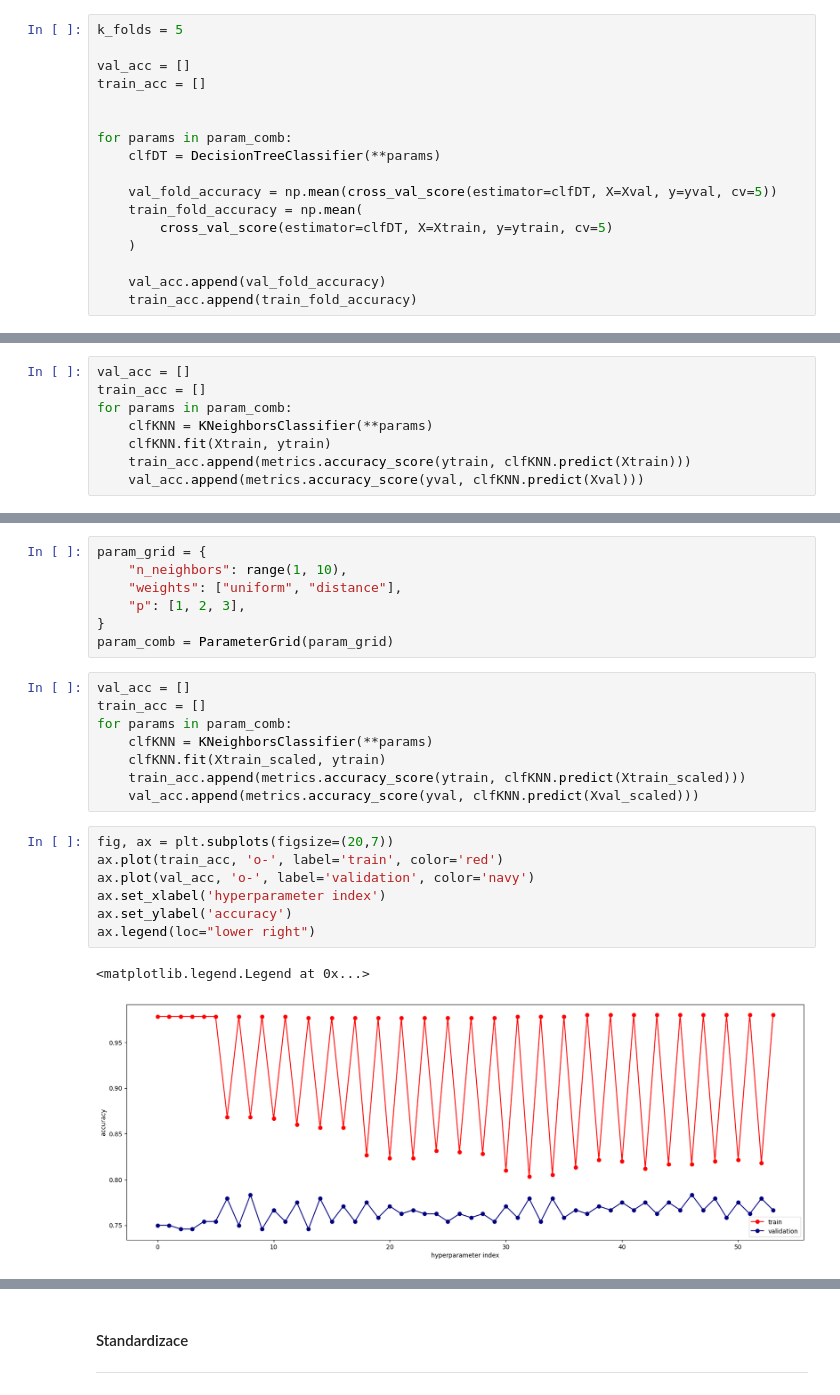
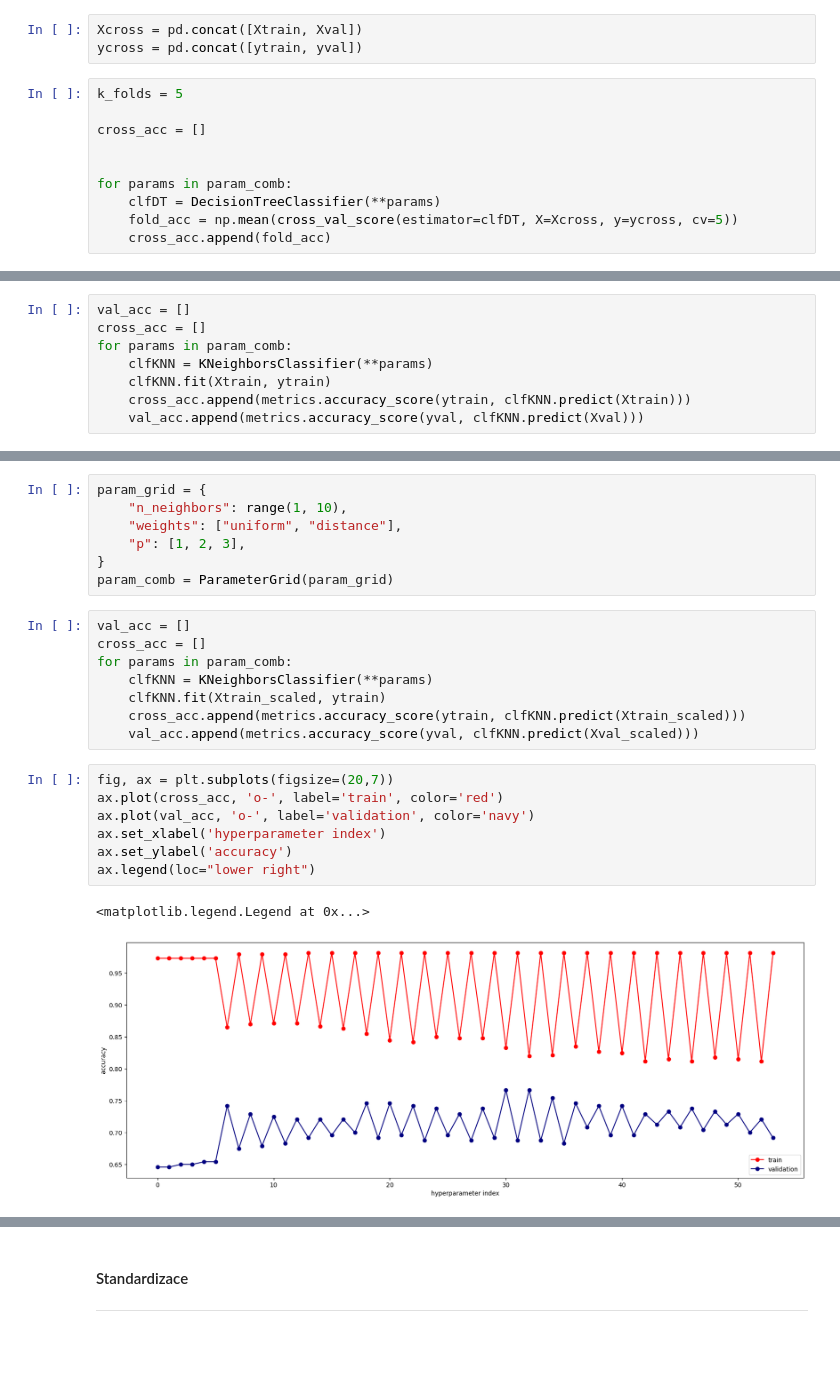
Before and after one commit to nickobard/Machine-Learning-I, a Jupyter notebook: 01/homework_01.ipynb, the cells around one changed output, grey strips where cells are left out. Cells and saved outputs as stored; diff of their text form; blank space fills up the shorter version.

```diff
--- a/01/homework_01.ipynb
+++ b/01/homework_01.ipynb
@@ -866,21 +866,17 @@ evaluate(clf=best_clfDT, X=Xval, y_true=yval, title='ROC curve (validation)')
 # %% [markdown]
 #### Cross validace
 ***
+# %%
+Xcross = pd.concat([Xtrain, Xval])
+ycross = pd.concat([ytrain, yval])
 # %%
 k_folds = 5
 
-val_acc = []
-train_acc = []
+cross_acc = []
 
 
 for params in param_comb:
     clfDT = DecisionTreeClassifier(**params)
-
-    val_fold_accuracy = np.mean(cross_val_score(estimator=clfDT, X=Xval, y=yval, cv=5))
-    train_fold_accuracy = np.mean(
-        cross_val_score(estimator=clfDT, X=Xtrain, y=ytrain, cv=5)
-    )
-
-    val_acc.append(val_fold_accuracy)
-    train_acc.append(train_fold_accuracy)
+    fold_acc = np.mean(cross_val_score(estimator=clfDT, X=Xcross, y=ycross, cv=5))
+    cross_acc.append(fold_acc)
 # %%
@@ -950,11 +946,11 @@ param_grid = {
 param_comb = ParameterGrid(param_grid)
 # %%
 val_acc = []
-train_acc = []
+cross_acc = []
 for params in param_comb:
     clfKNN = KNeighborsClassifier(**params)
     clfKNN.fit(Xtrain, ytrain)
-    train_acc.append(metrics.accuracy_score(ytrain, clfKNN.predict(Xtrain)))
+    cross_acc.append(metrics.accuracy_score(ytrain, clfKNN.predict(Xtrain)))
     val_acc.append(metrics.accuracy_score(yval, clfKNN.predict(Xval)))
 # %%
 fig, ax = plt.subplots(figsize=(20,7))
@@ -1002,22 +998,22 @@ param_grid = {
 param_comb = ParameterGrid(param_grid)
 # %%
 val_acc = []
-train_acc = []
+cross_acc = []
 for params in param_comb:
     clfKNN = KNeighborsClassifier(**params)
     clfKNN.fit(Xtrain_scaled, ytrain)
-    train_acc.append(metrics.accuracy_score(ytrain, clfKNN.predict(Xtrain_scaled)))
+    cross_acc.append(metrics.accuracy_score(ytrain, clfKNN.predict(Xtrain_scaled)))
     val_acc.append(metrics.accuracy_score(yval, clfKNN.predict(Xval_scaled)))
 # %%
 fig, ax = plt.subplots(figsize=(20,7))
-ax.plot(train_acc, 'o-', label='train', color='red')
+ax.plot(cross_acc, 'o-', label='train', color='red')
 ax.plot(val_acc, 'o-', label='validation', color='navy')
 ax.set_xlabel('hyperparameter index')
 ax.set_ylabel('accuracy')
 ax.legend(loc="lower right")
 # %% [output]
 <matplotlib.legend.Legend at 0x...>
-[figure, old version]
+[figure, new version]
 # %%
 best_params = param_comb[np.argmax(val_acc)]
 best_params
```
Also changed, not shown: parts of 34 cells of this notebook, 1 other file.
